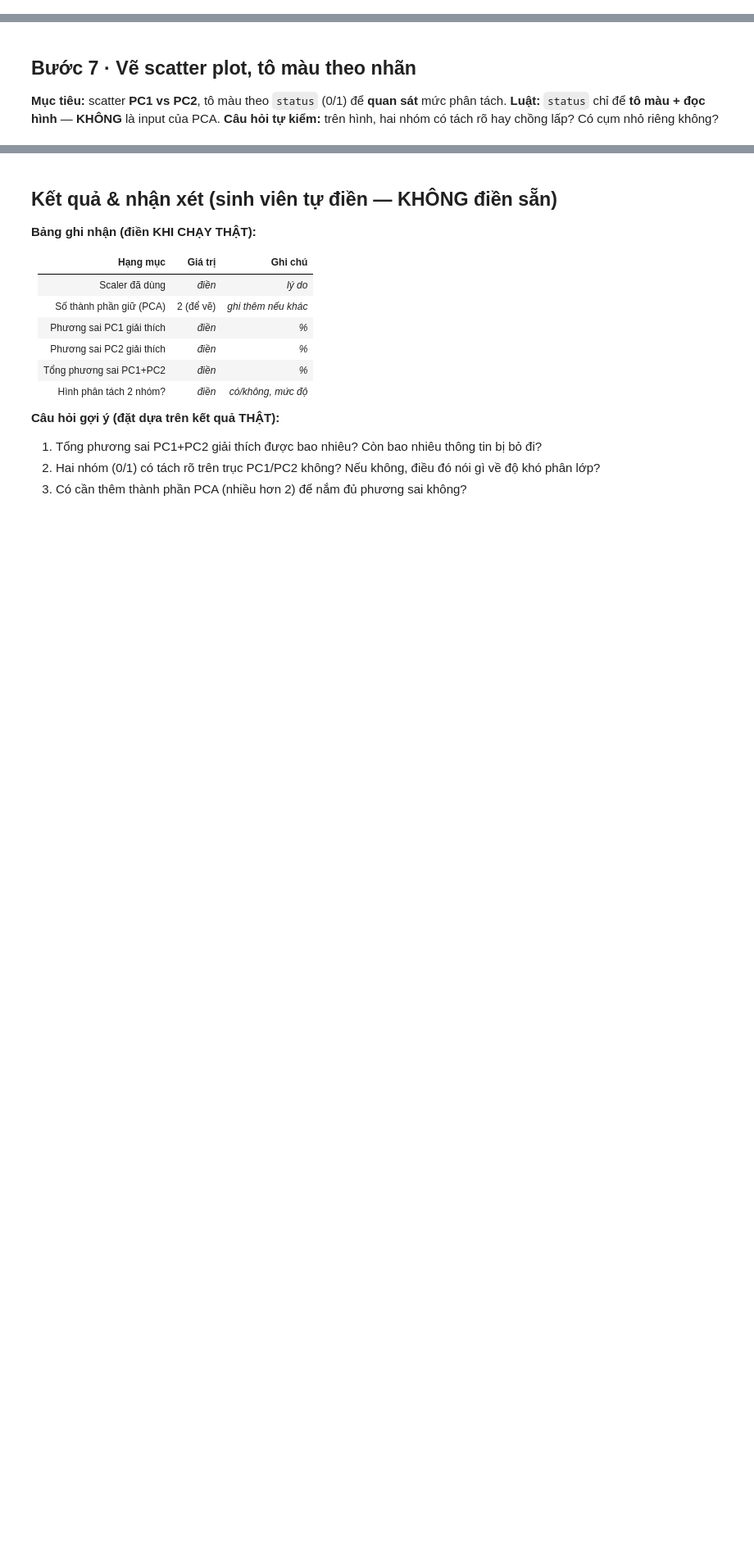
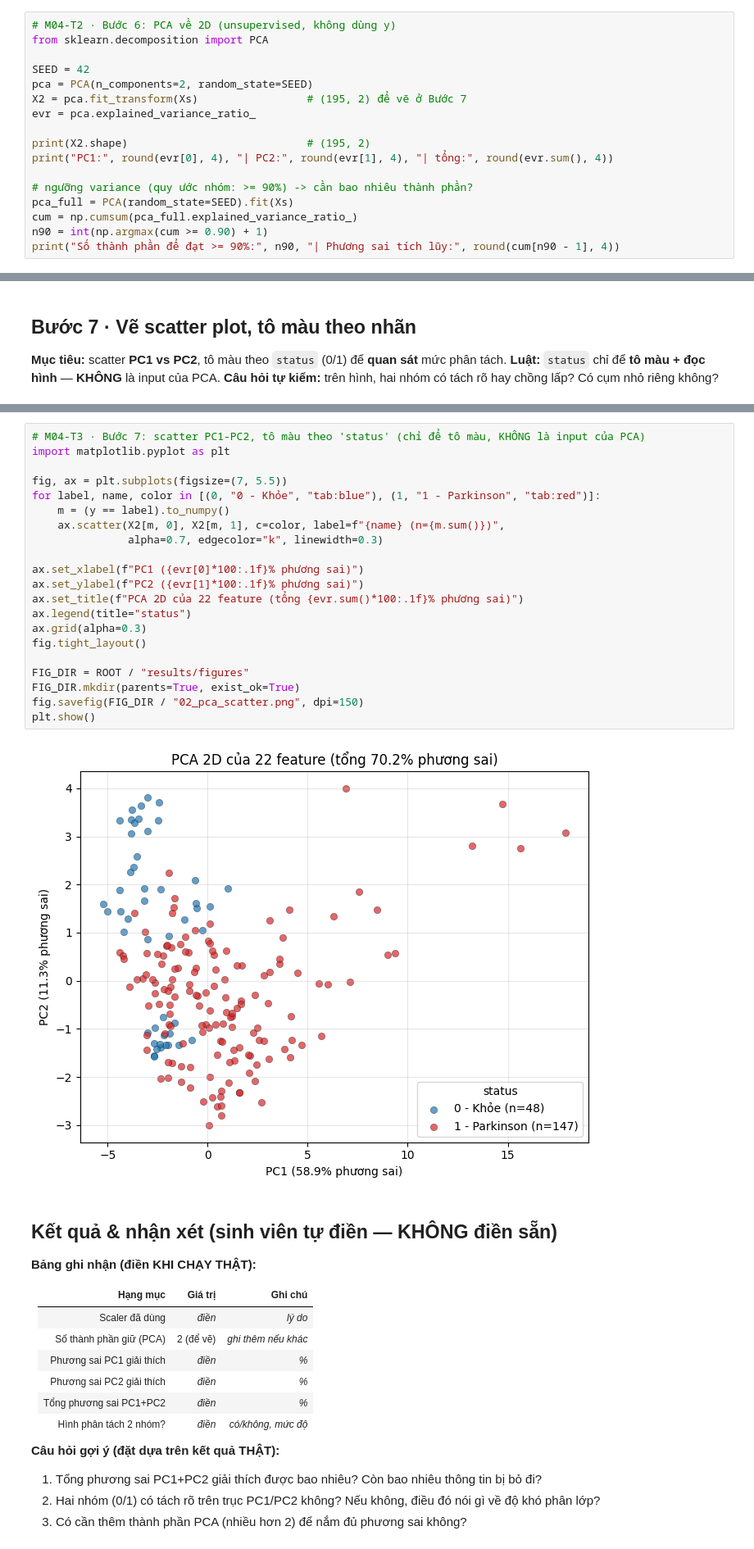
Before and after one commit to KaiyoDev/Nhom_3_KhaiThacDuLieu_Parkinsons, a Jupyter notebook: notebooks/02_preprocessing_pca.ipynb, the cells around one changed output, grey strips where cells are left out. Shown at 82% size. Drawn from its saved outputs; the diff is of its cells as text; blank space fills up the shorter version.

Commit message:
feat(m04-t1): thêm tiền xử lý, PCA và scatter plot

```diff
--- a/notebooks/02_preprocessing_pca.ipynb
+++ b/notebooks/02_preprocessing_pca.ipynb
@@ -102,0 +188,17 @@ pass
+# %%
+# M04-T2 · Bước 6: PCA về 2D (unsupervised, không dùng y)
+from sklearn.decomposition import PCA
+
+SEED = 42
+pca = PCA(n_components=2, random_state=SEED)
+X2 = pca.fit_transform(Xs)                 # (195, 2) để vẽ ở Bước 7
+evr = pca.explained_variance_ratio_
+
+print(X2.shape)                            # (195, 2)
+print("PC1:", round(evr[0], 4), "| PC2:", round(evr[1], 4), "| tổng:", round(evr.sum(), 4))
+
+# ngưỡng variance (quy ước nhóm: >= 90%) -> cần bao nhiêu thành phần?
+pca_full = PCA(random_state=SEED).fit(Xs)
+cum = np.cumsum(pca_full.explained_variance_ratio_)
+n90 = int(np.argmax(cum >= 0.90) + 1)
+print("Số thành phần để đạt >= 90%:", n90, "| Phương sai tích lũy:", round(cum[n90 - 1], 4))
@@ -116,3 +214,26 @@ pass
+# %%
+# M04-T3 · Bước 7: scatter PC1-PC2, tô màu theo 'status' (chỉ để tô màu, KHÔNG là input của PCA)
+import matplotlib.pyplot as plt
+
+fig, ax = plt.subplots(figsize=(7, 5.5))
+for label, name, color in [(0, "0 - Khỏe", "tab:blue"), (1, "1 - Parkinson", "tab:red")]:
+    m = (y == label).to_numpy()
+    ax.scatter(X2[m, 0], X2[m, 1], c=color, label=f"{name} (n={m.sum()})",
+               alpha=0.7, edgecolor="k", linewidth=0.3)
+
+ax.set_xlabel(f"PC1 ({evr[0]*100:.1f}% phương sai)")
+ax.set_ylabel(f"PC2 ({evr[1]*100:.1f}% phương sai)")
+ax.set_title(f"PCA 2D của 22 feature (tổng {evr.sum()*100:.1f}% phương sai)")
+ax.legend(title="status")
+ax.grid(alpha=0.3)
+fig.tight_layout()
+
+FIG_DIR = ROOT / "results/figures"
+FIG_DIR.mkdir(parents=True, exist_ok=True)
+fig.savefig(FIG_DIR / "02_pca_scatter.png", dpi=150)
+plt.show()
+# %% [output]
+[figure, added]
 # %% [markdown]
 ## Kết quả & nhận xét (sinh viên tự điền — KHÔNG điền sẵn)
 
```
Also changed, not shown: parts of 14 cells of this notebook, 2 other files.
